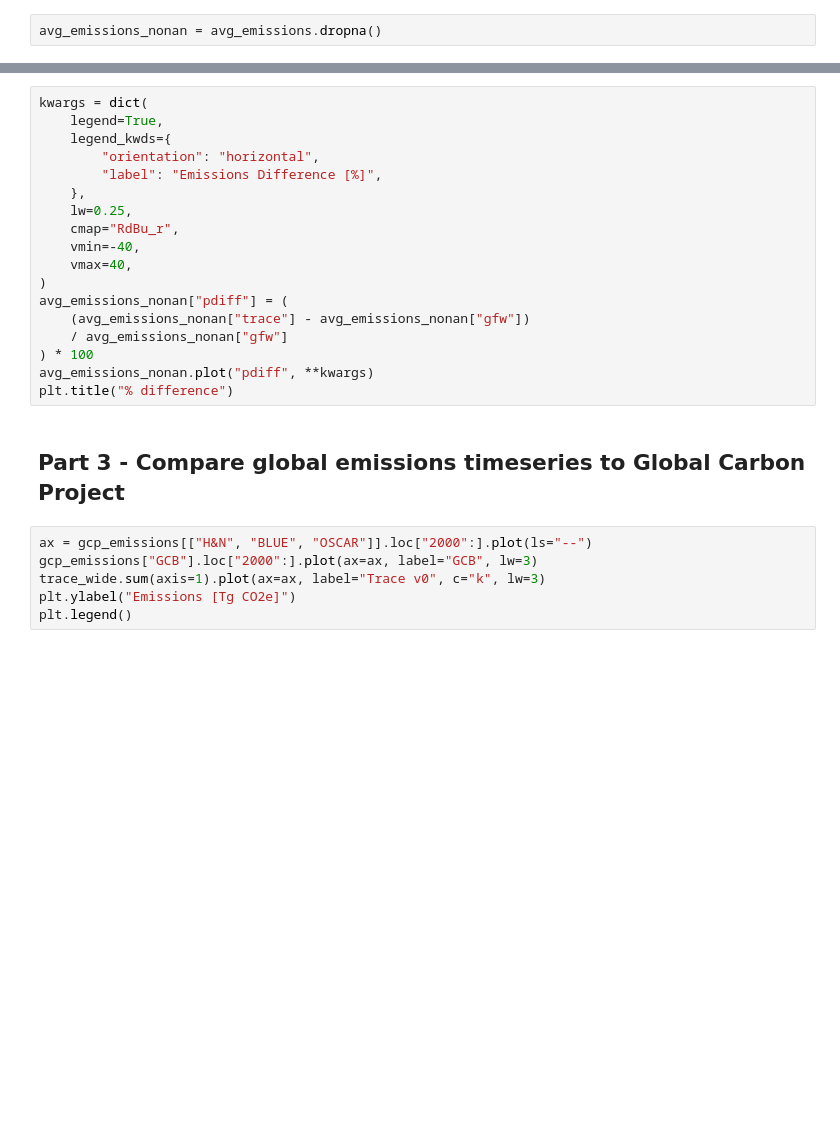
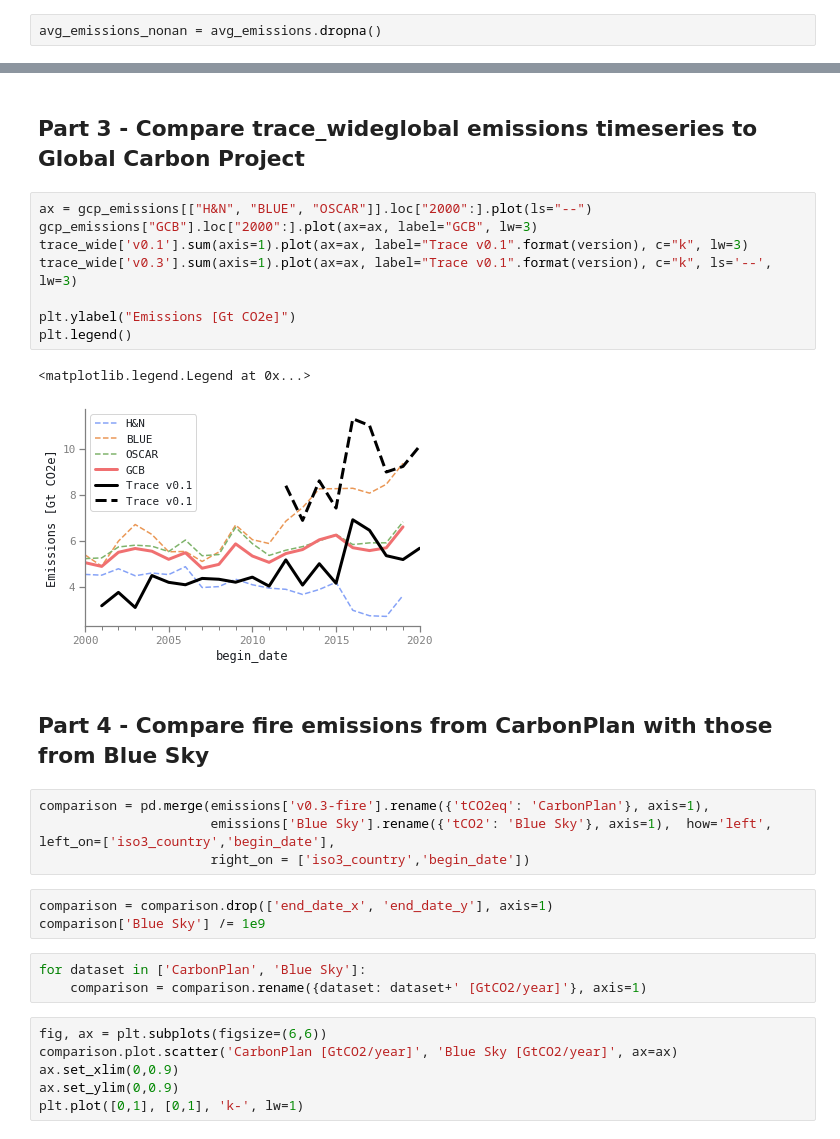
Before and after one commit to carbonplan/trace, a Jupyter notebook: notebooks/validate_emissions.ipynb, the cells around one changed output, grey strips where cells are left out. Cells and saved outputs as stored; diff of their text form; blank space fills up the shorter version.

```diff
--- a/notebooks/validate_emissions.ipynb
+++ b/notebooks/validate_emissions.ipynb
@@ -116,26 +186,31 @@ plt.title("GFW Tropics")
-# %%
-kwargs = dict(
-    legend=True,
-    legend_kwds={
-        "orientation": "horizontal",
-        "label": "Emissions Difference [%]",
-    },
-    lw=0.25,
-    cmap="RdBu_r",
-    vmin=-40,
-    vmax=40,
-)
-avg_emissions_nonan["pdiff"] = (
-    (avg_emissions_nonan["trace"] - avg_emissions_nonan["gfw"])
-    / avg_emissions_nonan["gfw"]
-) * 100
-avg_emissions_nonan.plot("pdiff", **kwargs)
-plt.title("% difference")
 # %% [markdown]
-## Part 3 - Compare global emissions timeseries to Global Carbon Project
+## Part 3 - Compare trace_wideglobal emissions timeseries to Global Carbon Project
 # %%
 ax = gcp_emissions[["H&N", "BLUE", "OSCAR"]].loc["2000":].plot(ls="--")
 gcp_emissions["GCB"].loc["2000":].plot(ax=ax, label="GCB", lw=3)
-trace_wide.sum(axis=1).plot(ax=ax, label="Trace v0", c="k", lw=3)
-plt.ylabel("Emissions [Tg CO2e]")
+trace_wide['v0.1'].sum(axis=1).plot(ax=ax, label="Trace v0.1".format(version), c="k", lw=3)
+trace_wide['v0.3'].sum(axis=1).plot(ax=ax, label="Trace v0.1".format(version), c="k", ls='--', lw=3)
+
+plt.ylabel("Emissions [Gt CO2e]")
 plt.legend()
+# %% [output]
+<matplotlib.legend.Legend at 0x...>
+[figure, added]
+# %% [markdown]
+## Part 4 - Compare fire emissions from CarbonPlan with those from Blue Sky
+# %%
+comparison = pd.merge(emissions['v0.3-fire'].rename({'tCO2eq': 'CarbonPlan'}, axis=1),
+                      emissions['Blue Sky'].rename({'tCO2': 'Blue Sky'}, axis=1),  how='left', left_on=['iso3_country','begin_date'],
+                      right_on = ['iso3_country','begin_date'])
+# %%
+comparison = comparison.drop(['end_date_x', 'end_date_y'], axis=1)
+comparison['Blue Sky'] /= 1e9
+# %%
+for dataset in ['CarbonPlan', 'Blue Sky']:
+    comparison = comparison.rename({dataset: dataset+' [GtCO2/year]'}, axis=1)
+# %%
+fig, ax = plt.subplots(figsize=(6,6))
+comparison.plot.scatter('CarbonPlan [GtCO2/year]', 'Blue Sky [GtCO2/year]', ax=ax)
+ax.set_xlim(0,0.9)
+ax.set_ylim(0,0.9)
+plt.plot([0,1], [0,1], 'k-', lw=1)
```
Also changed, not shown: parts of 8 cells of this notebook.
